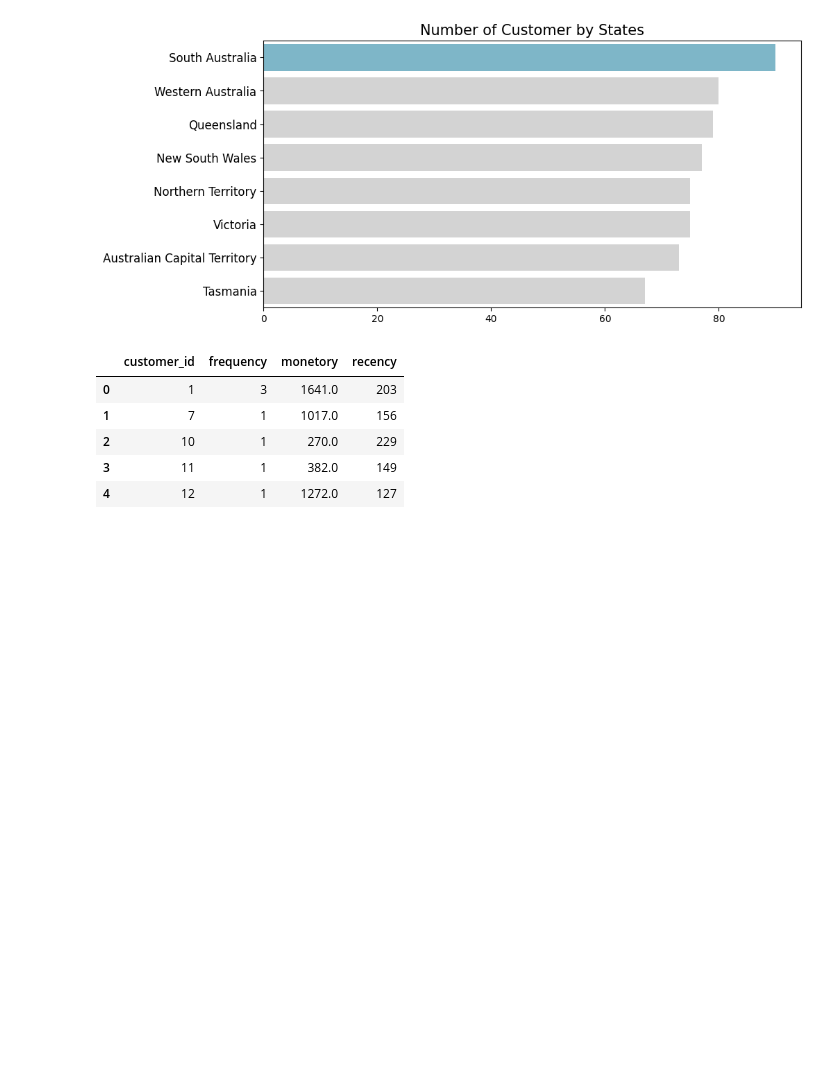
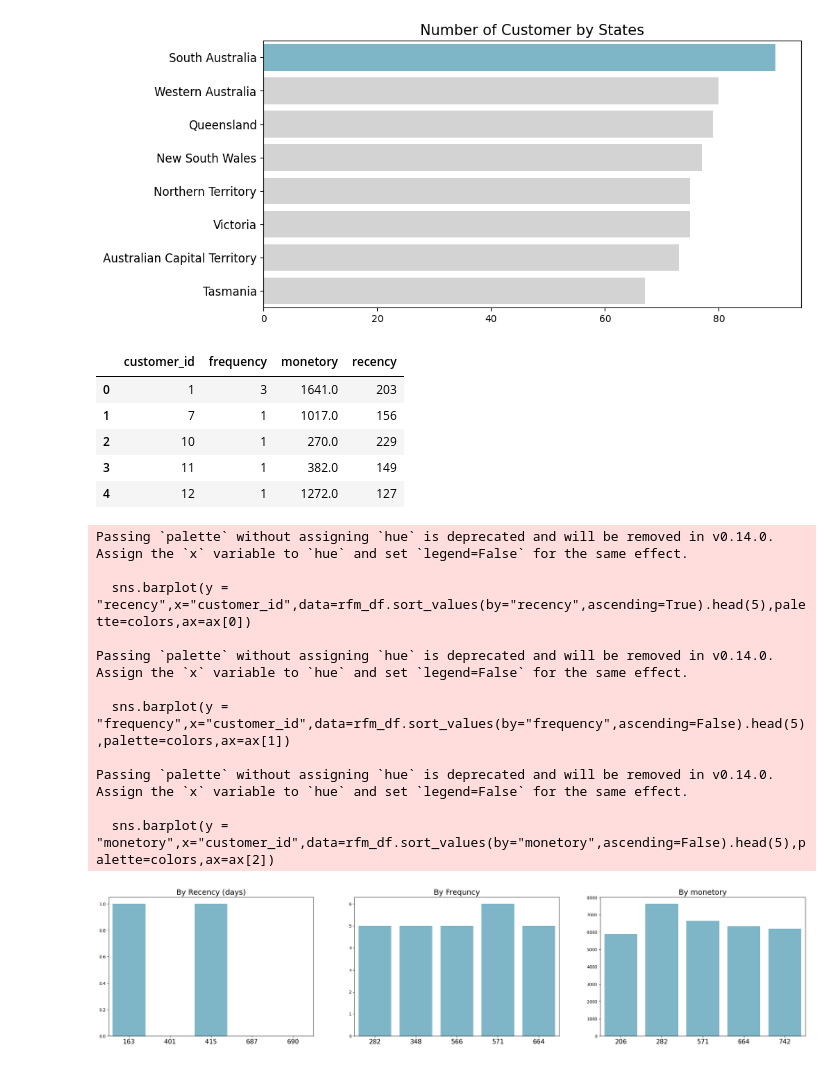
Before and after one commit to Alvi399/Materi-Data-Science-Pemula, a Jupyter notebook: Exploratory_dan_Visualisai_Data.ipynb, the cells around one changed output. Drawn from its saved outputs; the diff is of its cells as text; code cells hidden in the pictures; blank space fills up the shorter version.

```diff
--- a/Exploratory_dan_Visualisai_Data.ipynb
+++ b/Exploratory_dan_Visualisai_Data.ipynb
@@ -577,0 +576,33 @@ fig,ax = plt.subplots(nrows= 1,ncols= 3,figsize = (30,6))
+# %%
+fig,ax = plt.subplots(nrows= 1,ncols= 3,figsize = (30,6))
+colors = ["#72BCD4", "#72BCD4", "#72BCD4", "#72BCD4", "#72BCD4"]
+sns.barplot(y = "recency",x="customer_id",data=rfm_df.sort_values(by="recency",ascending=True).head(5),palette=colors,ax=ax[0])
+ax[0].set_ylabel(None)
+ax[0].set_xlabel(None)
+ax[0].set_title("By Recency (days)", loc="center", fontsize=18)
+ax[0].tick_params(axis ='x', labelsize=15)
+
+sns.barplot(y = "frequency",x="customer_id",data=rfm_df.sort_values(by="frequency",ascending=False).head(5),palette=colors,ax=ax[1])
+ax[1].set_ylabel(None)
+ax[1].set_xlabel(None)
+ax[1].set_title("By Frequncy", loc="center", fontsize=18)
+ax[1].tick_params(axis ='x', labelsize=15)
+
+sns.barplot(y = "monetory",x="customer_id",data=rfm_df.sort_values(by="monetory",ascending=False).head(5),palette=colors,ax=ax[2])
+ax[2].set_ylabel(None)
+ax[2].set_xlabel(None)
+ax[2].set_title("By monetory", loc="center", fontsize=18)
+ax[2].tick_params(axis ='x', labelsize=15)
+# %% [output]
+Passing `palette` without assigning `hue` is deprecated and will be removed in v0.14.0. Assign the `x` variable to `hue` and set `legend=False` for the same effect.
+
+  sns.barplot(y = "recency",x="customer_id",data=rfm_df.sort_values(by="recency",ascending=True).head(5),palette=colors,ax=ax[0])
+
+Passing `palette` without assigning `hue` is deprecated and will be removed in v0.14.0. Assign the `x` variable to `hue` and set `legend=False` for the same effect.
+
+  sns.barplot(y = "frequency",x="customer_id",data=rfm_df.sort_values(by="frequency",ascending=False).head(5),palette=colors,ax=ax[1])
+
+Passing `palette` without assigning `hue` is deprecated and will be removed in v0.14.0. Assign the `x` variable to `hue` and set `legend=False` for the same effect.
+
+  sns.barplot(y = "monetory",x="customer_id",data=rfm_df.sort_values(by="monetory",ascending=False).head(5),palette=colors,ax=ax[2])
+[figure, added]
```
Also changed, not shown: parts of 1 cell of this notebook.
